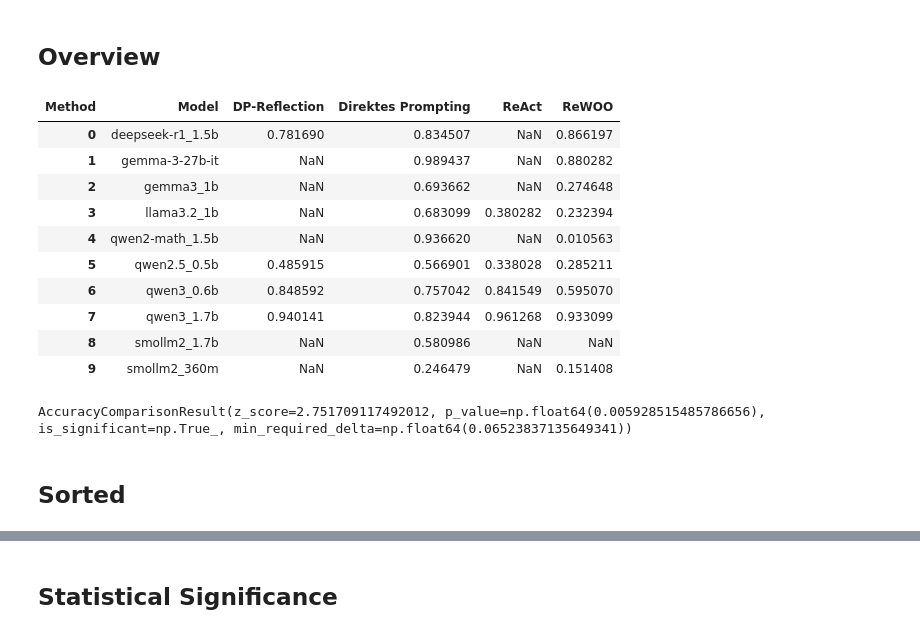
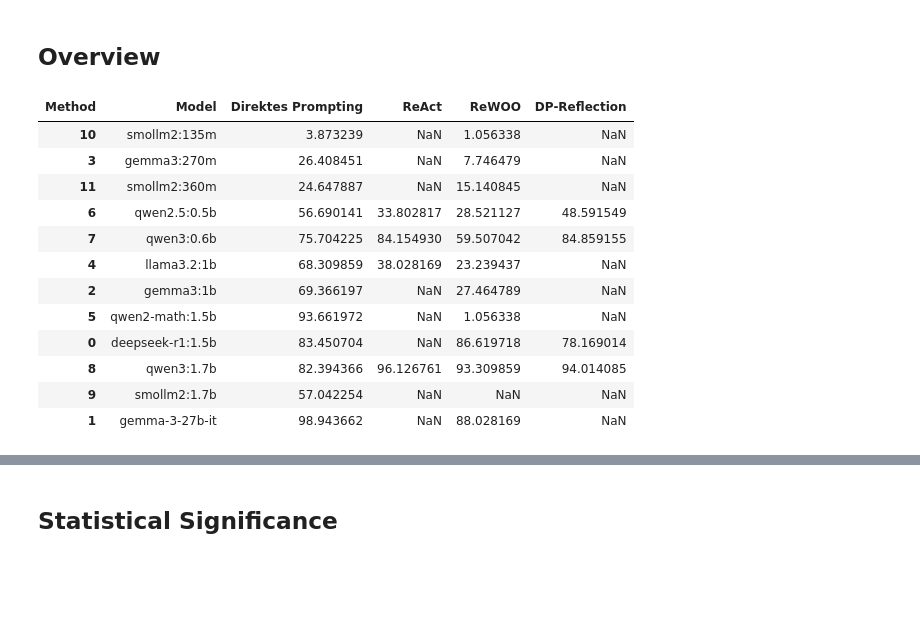
Before and after one commit to fe-bit/math-infer-finetune, a Jupyter notebook: results_do_not_remove/svamp_summary.ipynb, the cells around one changed output, grey strips where cells are left out. Saved outputs shown, nothing was run; the diff lists cells and outputs as text; code cells hidden in the pictures; blank space fills up the shorter version.

```diff
--- a/results_do_not_remove/svamp_summary.ipynb
+++ b/results_do_not_remove/svamp_summary.ipynb
@@ -101,30 +116,30 @@ df_misc.groupby(["Model", "Method", "Error Class"]).agg({
 # %%
 df_acc = df.groupby(["Method", "Model"]).agg({
     "is_correct": "mean",
 }).reset_index()
 # pivot to have Method as Columns
 df_acc = df_acc.pivot_table(index=["Model"], columns="Method", values="is_correct", fill_value=np.nan).reset_index()
+
+# reorder columns: Direktes Prompting, ReAct, ReWOO, DP-Reflection
+df_acc = df_acc[["Model", "Direktes Prompting", "ReAct", "ReWOO", "DP-Reflection"]]
+for m in ["Direktes Prompting", "ReAct", "ReWOO", "DP-Reflection"]:
+    df_acc[m] = df_acc[m] * 100
+
+df_acc["model_rank"] = df_acc["Model"].apply(lambda x: order_numbers.index(x))
+df_acc = df_acc.sort_values(by="model_rank").drop(columns=["model_rank"])
+df_acc.to_excel("SVAMP.xlsx", index=False)
 df_acc.head(50)
 # %% [output]
-| Method | Model | DP-Reflection | Direktes Prompting | ReAct | ReWOO |
-| 0 | deepseek-r1_1.5b | 0.781690 | 0.834507 | NaN | 0.866197 |
-| 1 | gemma-3-27b-it | NaN | 0.989437 | NaN | 0.880282 |
-| 2 | gemma3_1b | NaN | 0.693662 | NaN | 0.274648 |
-| 3 | llama3.2_1b | NaN | 0.683099 | 0.380282 | 0.232394 |
-| 4 | qwen2-math_1.5b | NaN | 0.936620 | NaN | 0.010563 |
-| 5 | qwen2.5_0.5b | 0.485915 | 0.566901 | 0.338028 | 0.285211 |
-| 6 | qwen3_0.6b | 0.848592 | 0.757042 | 0.841549 | 0.595070 |
-| 7 | qwen3_1.7b | 0.940141 | 0.823944 | 0.961268 | 0.933099 |
-| 8 | smollm2_1.7b | NaN | 0.580986 | NaN | NaN |
-| 9 | smollm2_360m | NaN | 0.246479 | NaN | 0.151408 |
+| Method | Model | Direktes Prompting | ReAct | ReWOO | DP-Reflection |
+| 10 | smollm2:135m | 3.873239 | NaN | 1.056338 | NaN |
+| 3 | gemma3:270m | 26.408451 | NaN | 7.746479 | NaN |
+| 11 | smollm2:360m | 24.647887 | NaN | 15.140845 | NaN |
+| 6 | qwen2.5:0.5b | 56.690141 | 33.802817 | 28.521127 | 48.591549 |
+| 7 | qwen3:0.6b | 75.704225 | 84.154930 | 59.507042 | 84.859155 |
+| 4 | llama3.2:1b | 68.309859 | 38.028169 | 23.239437 | NaN |
+| 2 | gemma3:1b | 69.366197 | NaN | 27.464789 | NaN |
+| 5 | qwen2-math:1.5b | 93.661972 | NaN | 1.056338 | NaN |
+| 0 | deepseek-r1:1.5b | 83.450704 | NaN | 86.619718 | 78.169014 |
+| 8 | qwen3:1.7b | 82.394366 | 96.126761 | 93.309859 | 94.014085 |
+| 9 | smollm2:1.7b | 57.042254 | NaN | NaN | NaN |
+| 1 | gemma-3-27b-it | 98.943662 | NaN | 88.028169 | NaN |
-# %%
-from statistical_significance import compare_accuracies_v3
-p1 = 0.848592
-n1 = 282
-n2 = 282
-p2 = 0.757
-compare_accuracies_v3(p1, n1, p2, n2) # not yet!!!!
-# %% [output]
-AccuracyComparisonResult(z_score=2.751709117492012, p_value=np.float64(0.005928515485786656), is_significant=np.True_, min_required_delta=np.float64(0.06523837135649341))
-# %% [markdown]
-## Sorted
```
Also changed, not shown: parts of 18 cells of this notebook, 11 other files.
